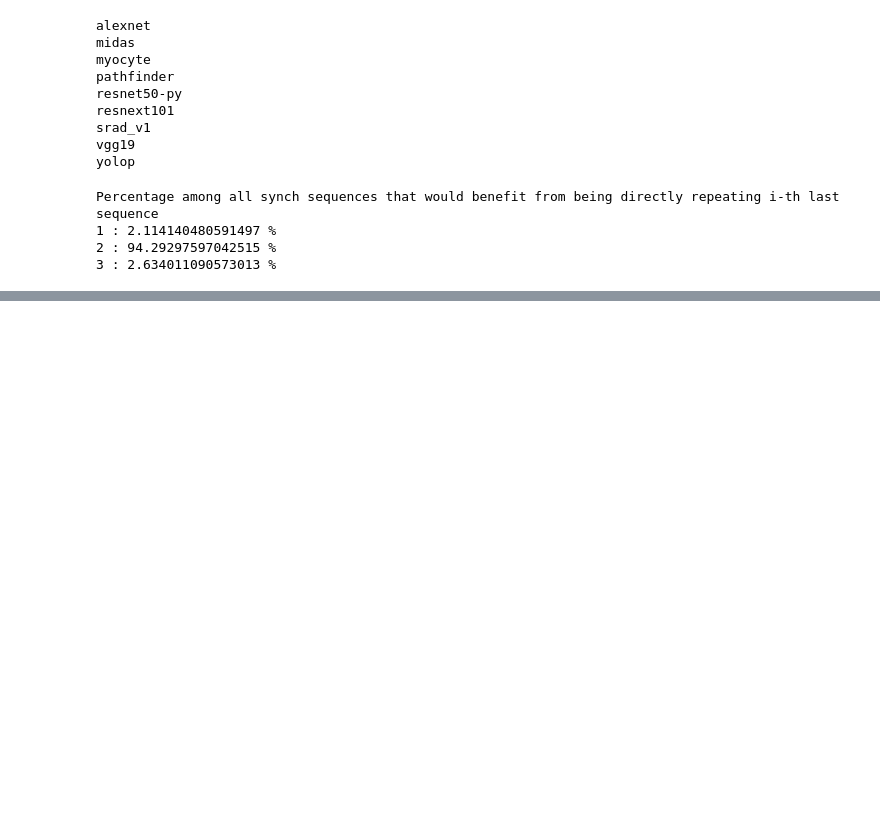
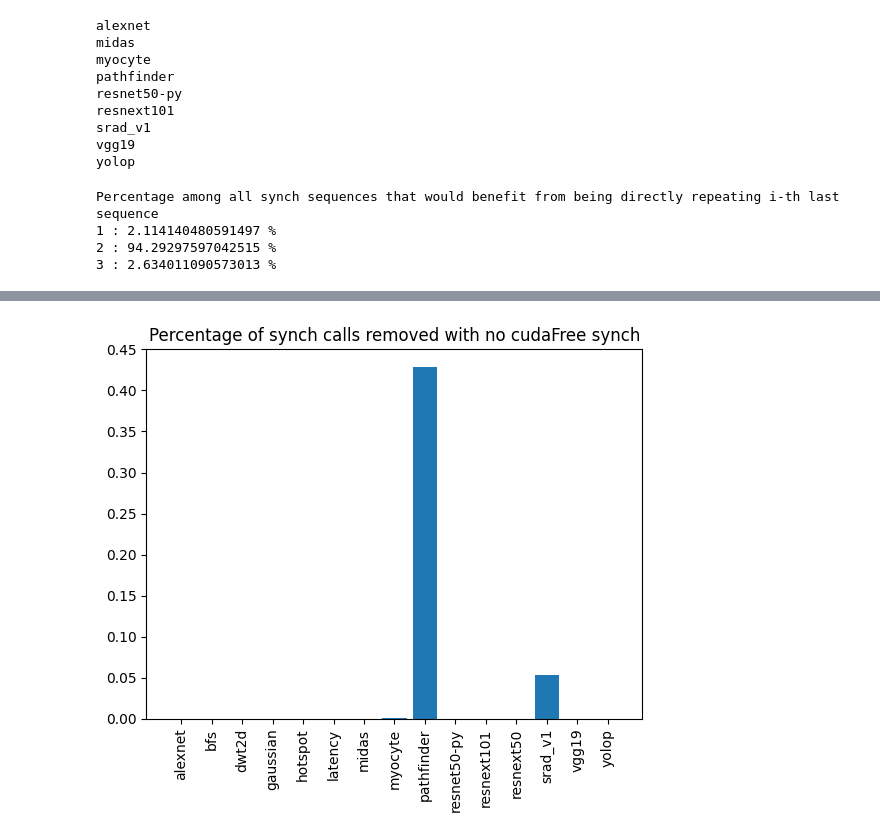
Before and after one commit to spcl/gpuless-thesis, a Jupyter notebook: optimistic-execution-analysis/analysis.ipynb, the cells around one changed output, grey strips where cells are left out. Cells and saved outputs as stored; diff of their text form; code cells hidden in the pictures; blank space fills up the shorter version.

```diff
--- a/optimistic-execution-analysis/analysis.ipynb
+++ b/optimistic-execution-analysis/analysis.ipynb
@@ -353,0 +571,9 @@ yolop
+# %%
+plt.title("Percentage of synch calls removed with no cudaFree synch")
+values = list(cudaFree_removed_synch_percentage.values())
+x = np.arange(len(values))
+plt.bar(x, values)
+plt.xticks(x, list(cudaFree_removed_synch_percentage.keys()), rotation=90)
+plt.show()
+# %% [output]
+[figure, added]
```
Also changed, not shown: parts of 24 cells of this notebook.
